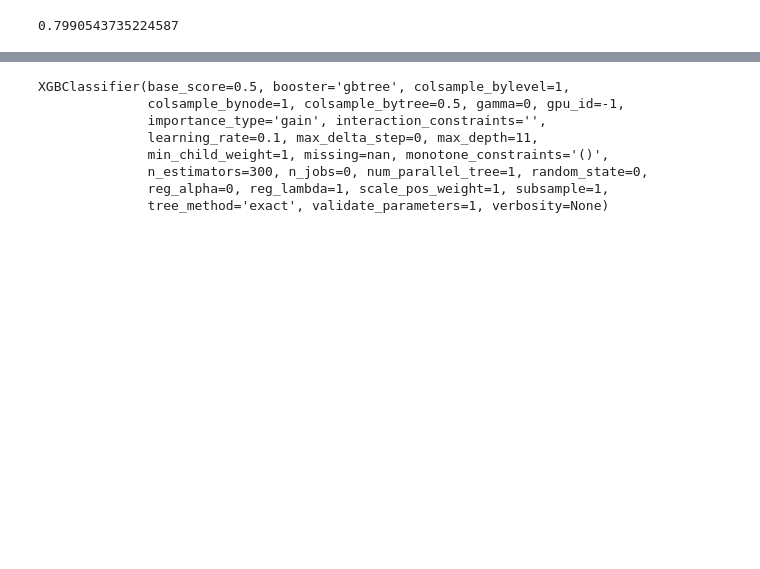
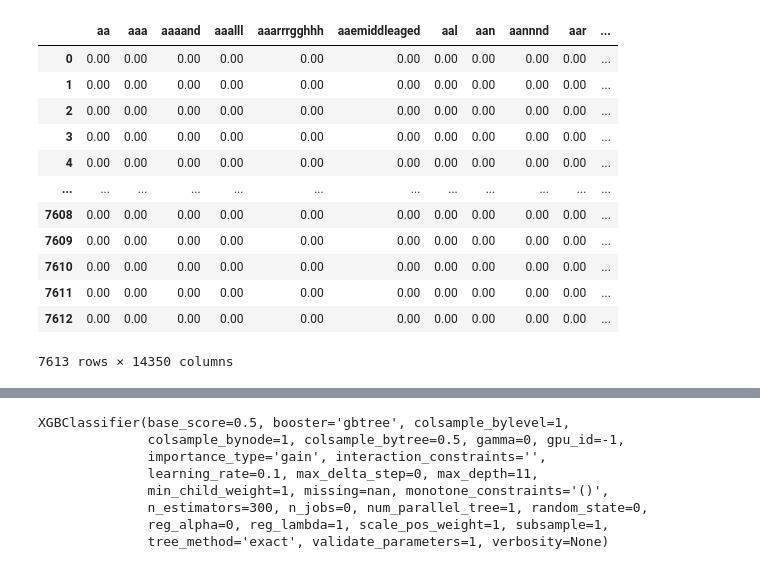
Before and after one commit to aleacevedo/Datos-TP-1C-2020, a Jupyter notebook: TP2/Alejo/1_XGBOOST.ipynb, the cells around one changed output, grey strips where cells are left out. Drawn from its saved outputs; the diff is of its cells as text; code cells hidden in the pictures; blank space fills up the shorter version.

```diff
--- a/TP2/Alejo/1_XGBOOST.ipynb
+++ b/TP2/Alejo/1_XGBOOST.ipynb
@@ -24,3 +24,22 @@ from sklearn.model_selection import train_test_split
 from sklearn.feature_extraction.text  import TfidfVectorizer
 from sklearn.metrics import accuracy_score
 import xgboost as xgb
+# %%
+vectorizer = TfidfVectorizer()
+X = vectorizer.fit_transform(train_data.clean_text)
+tf_idf = pd.DataFrame(data = X.toarray(), columns=vectorizer.get_feature_names())
+tf_idf
+# %% [output]
+|  | aa | aaa | aaaand | aaalll | aaarrrgghhh | aaemiddleaged | aal | aan | aannnd | aar | ... |
+| 0 | 0.00 | 0.00 | 0.00 | 0.00 | 0.00 | 0.00 | 0.00 | 0.00 | 0.00 | 0.00 | ... |
+| 1 | 0.00 | 0.00 | 0.00 | 0.00 | 0.00 | 0.00 | 0.00 | 0.00 | 0.00 | 0.00 | ... |
+| 2 | 0.00 | 0.00 | 0.00 | 0.00 | 0.00 | 0.00 | 0.00 | 0.00 | 0.00 | 0.00 | ... |
+| 3 | 0.00 | 0.00 | 0.00 | 0.00 | 0.00 | 0.00 | 0.00 | 0.00 | 0.00 | 0.00 | ... |
+| 4 | 0.00 | 0.00 | 0.00 | 0.00 | 0.00 | 0.00 | 0.00 | 0.00 | 0.00 | 0.00 | ... |
+| ... | ... | ... | ... | ... | ... | ... | ... | ... | ... | ... | ... |
+| 7608 | 0.00 | 0.00 | 0.00 | 0.00 | 0.00 | 0.00 | 0.00 | 0.00 | 0.00 | 0.00 | ... |
+| 7609 | 0.00 | 0.00 | 0.00 | 0.00 | 0.00 | 0.00 | 0.00 | 0.00 | 0.00 | 0.00 | ... |
+| 7610 | 0.00 | 0.00 | 0.00 | 0.00 | 0.00 | 0.00 | 0.00 | 0.00 | 0.00 | 0.00 | ... |
+| 7611 | 0.00 | 0.00 | 0.00 | 0.00 | 0.00 | 0.00 | 0.00 | 0.00 | 0.00 | 0.00 | ... |
+| 7612 | 0.00 | 0.00 | 0.00 | 0.00 | 0.00 | 0.00 | 0.00 | 0.00 | 0.00 | 0.00 | ... |
+7613 rows × 14350 columns
@@ -36,6 +49,0 @@ text_clf = text_clf.fit(train.clean_text, train.target_label)
-# %%
-train_predicted = text_clf.predict(train_test.clean_text)
-train_predicted_proba = text_clf.predict_proba(train_test.clean_text)
-np.mean(train_predicted == train_test.target_label)
-# %% [output]
-0.7990543735224587
```
Also changed, not shown: parts of 15 cells of this notebook, 8 other files.
